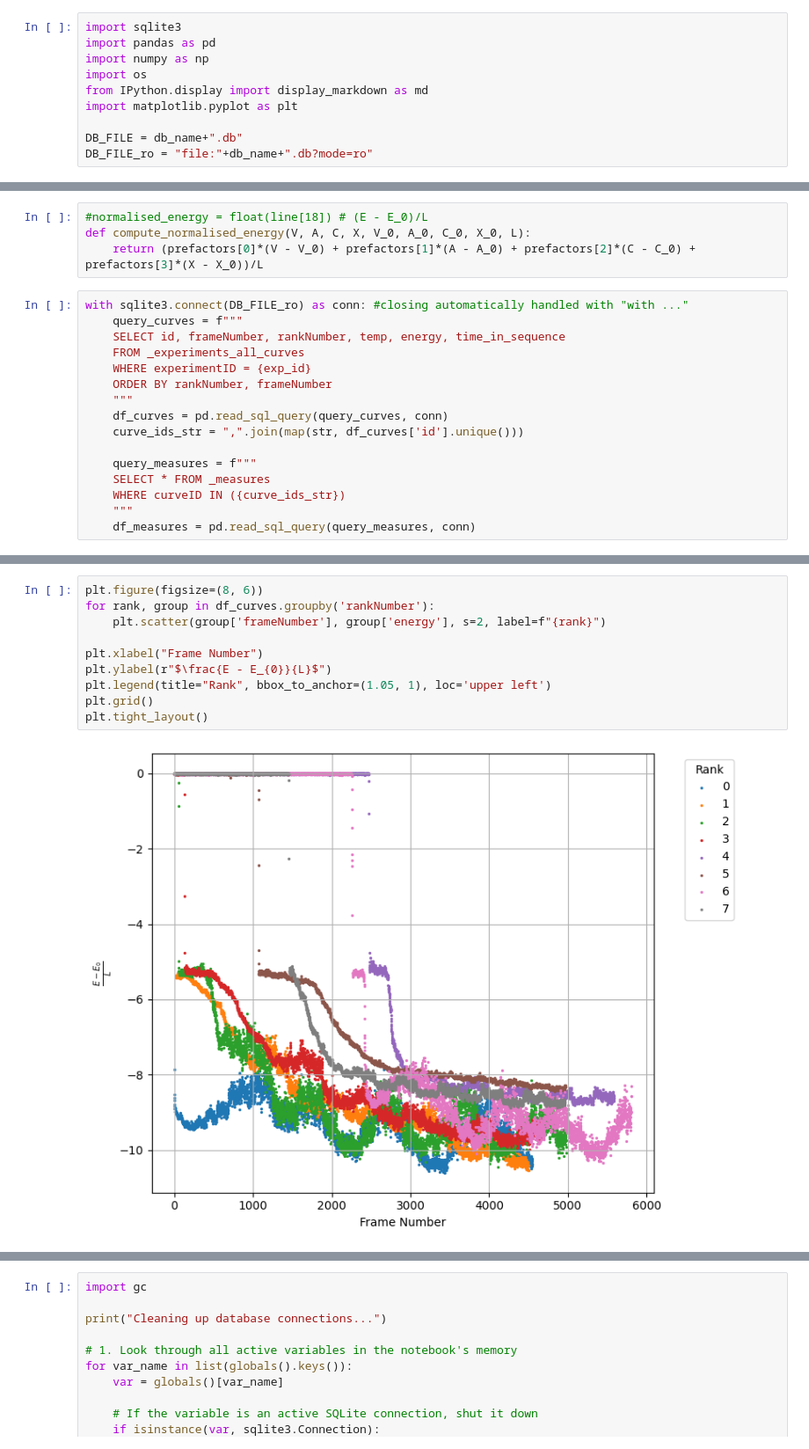
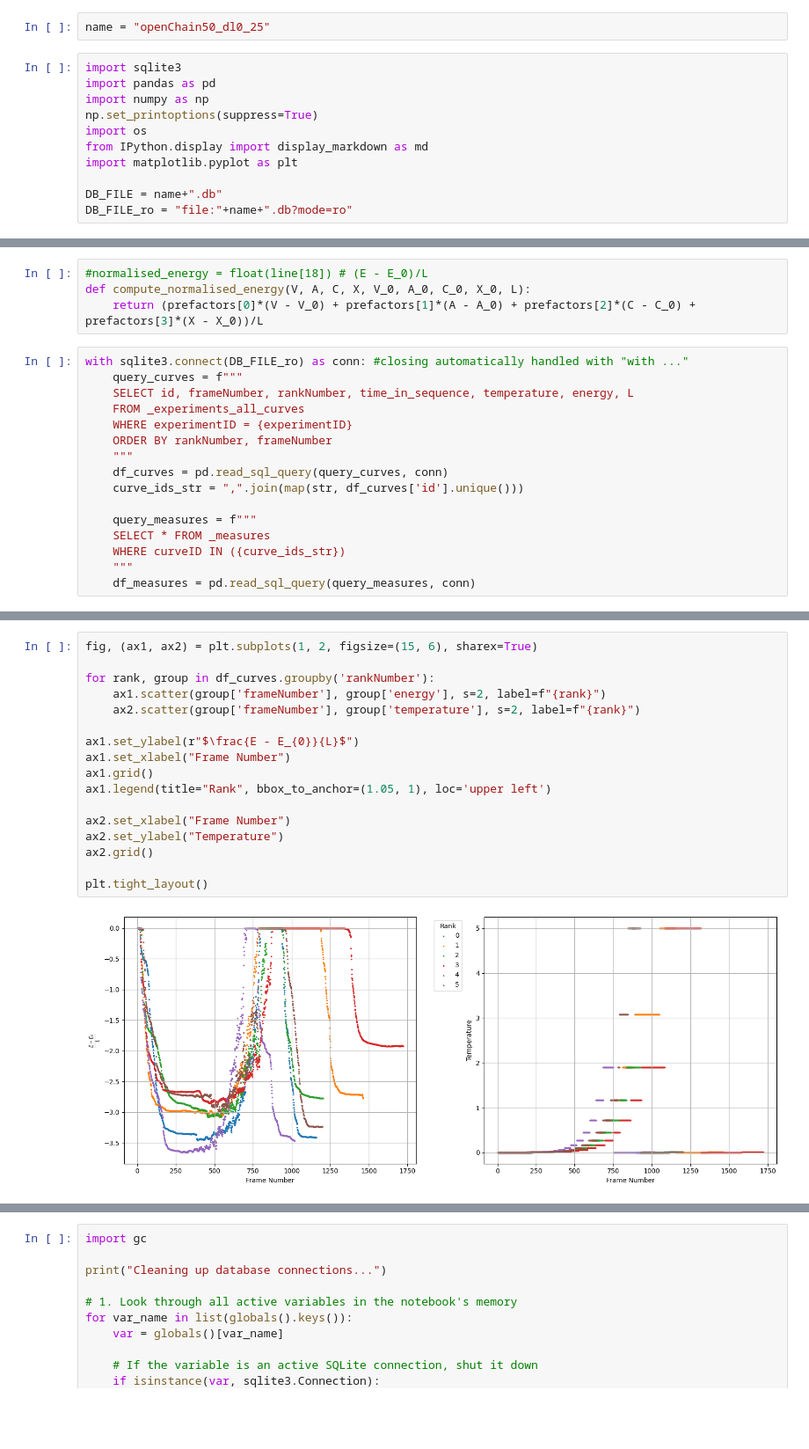
Before and after one commit to rhocoles/disSolve, a Jupyter notebook: tools/evaluate_experiment.ipynb, the cells around one changed output, grey strips where cells are left out. Shown at 88% size. Saved outputs shown, nothing was run; the diff lists cells and outputs as text; blank space fills up the shorter version.

```diff
--- a/tools/evaluate_experiment.ipynb
+++ b/tools/evaluate_experiment.ipynb
@@ -3,13 +1,16 @@ db_name = "circleTB"
+# %%
+name = "openChain50_dl0_25"
 # %%
 import sqlite3
 import pandas as pd
 import numpy as np
+np.set_printoptions(suppress=True)
 import os
 from IPython.display import display_markdown as md
 import matplotlib.pyplot as plt
 
-DB_FILE = db_name+".db"
-DB_FILE_ro = "file:"+db_name+".db?mode=ro"
+DB_FILE = name+".db"
+DB_FILE_ro = "file:"+name+".db?mode=ro"
 # %%
 conn = sqlite3.connect(DB_FILE_ro)
 query_metadata = """
@@ -85,9 +84,9 @@ def compute_normalised_energy(V, A, C, X, V_0, A_0, C_0, X_0, L):
 # %%
 with sqlite3.connect(DB_FILE_ro) as conn: #closing automatically handled with "with ..."
     query_curves = f"""
-    SELECT id, frameNumber, rankNumber, temp, energy, time_in_sequence
+    SELECT id, frameNumber, rankNumber, time_in_sequence, temperature, energy, L
     FROM _experiments_all_curves
-    WHERE experimentID = {exp_id}
+    WHERE experimentID = {experimentID}
     ORDER BY rankNumber, frameNumber
     """
     df_curves = pd.read_sql_query(query_curves, conn)
@@ -101,15 +115,22 @@ with sqlite3.connect(DB_FILE_ro) as conn: #closing automatically handled with "w
 # %%
-plt.figure(figsize=(8, 6))
+fig, (ax1, ax2) = plt.subplots(1, 2, figsize=(15, 6), sharex=True)
+
 for rank, group in df_curves.groupby('rankNumber'):
-    plt.scatter(group['frameNumber'], group['energy'], s=2, label=f"{rank}")
+    ax1.scatter(group['frameNumber'], group['energy'], s=2, label=f"{rank}")
+    ax2.scatter(group['frameNumber'], group['temperature'], s=2, label=f"{rank}")
 
-plt.xlabel("Frame Number")
-plt.ylabel(r"$\frac{E - E_{0}}{L}$")
-plt.legend(title="Rank", bbox_to_anchor=(1.05, 1), loc='upper left')
-plt.grid()
+ax1.set_ylabel(r"$\frac{E - E_{0}}{L}$")
+ax1.set_xlabel("Frame Number")
+ax1.grid()
+ax1.legend(title="Rank", bbox_to_anchor=(1.05, 1), loc='upper left')
+
+ax2.set_xlabel("Frame Number")
+ax2.set_ylabel("Temperature")
+ax2.grid()
+
 plt.tight_layout()
 # %% [output]
-[figure, old version]
+[figure, new version]
 # %%
 plt.figure(figsize=(8, 6))
 for rank, group in df_curves.groupby('rankNumber'):
```
Also changed, not shown: parts of 8 cells of this notebook, 9 other files.
